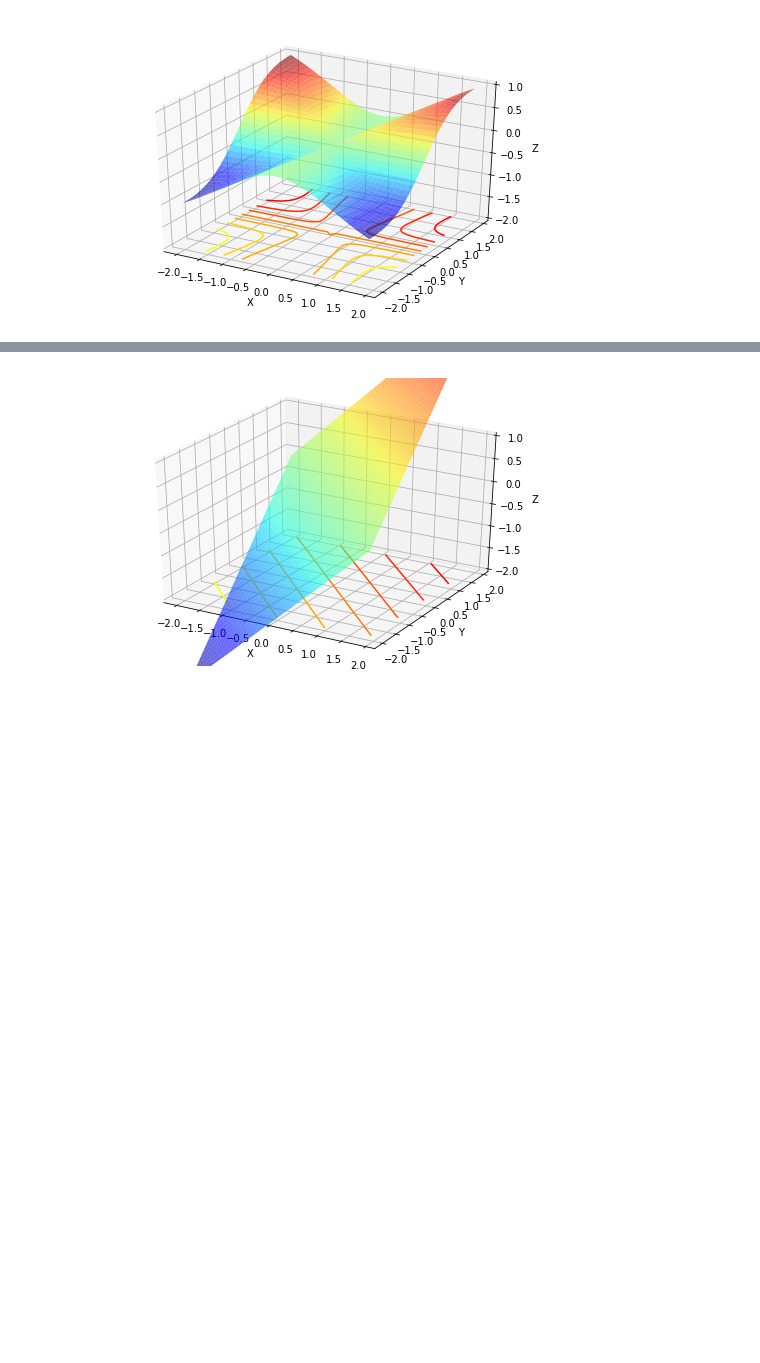
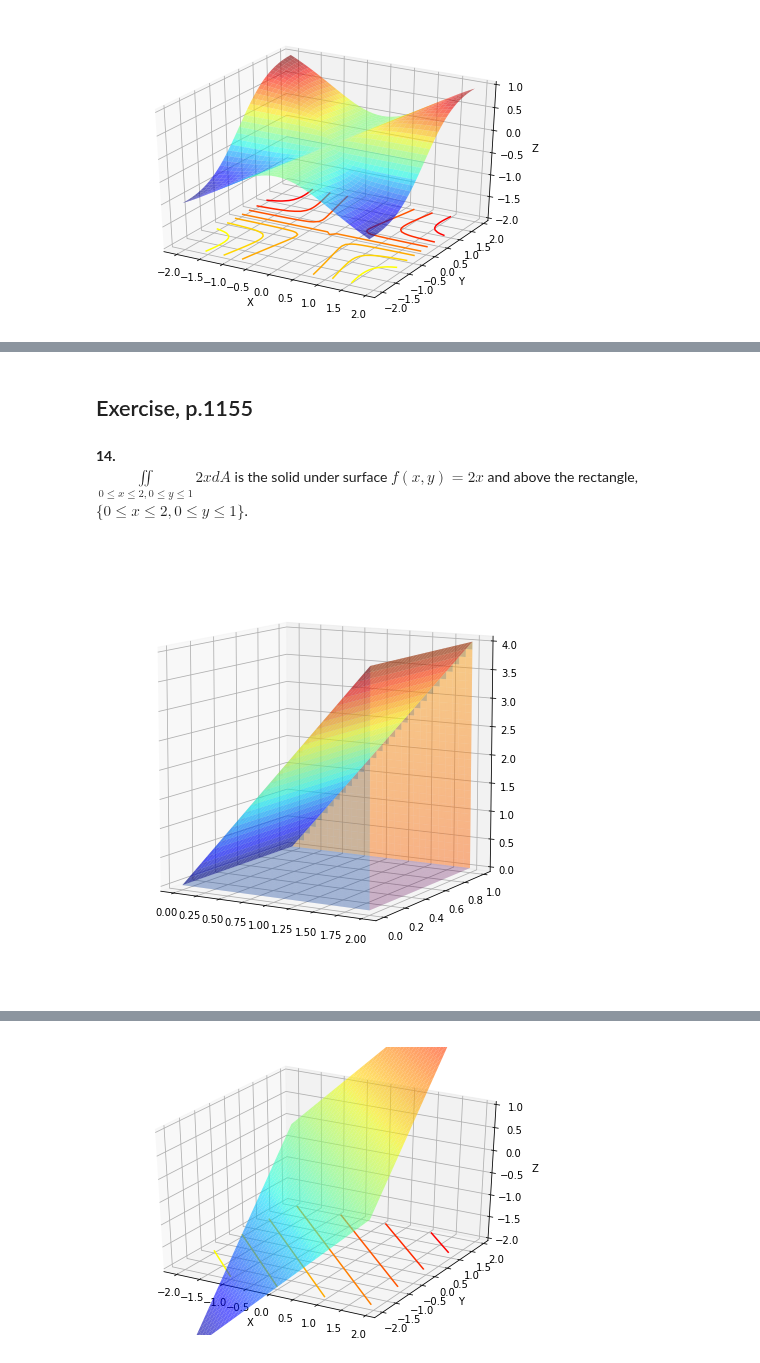
Before and after one commit to cchuang2009/2016-1, a Jupyter notebook: calculus/6 Multi-variable Calculus (Integration).ipynb, the cells around one changed output, grey strips where cells are left out. Drawn from its saved outputs; the diff is of its cells as text; code cells hidden in the pictures; blank space fills up the shorter version.

```diff
--- a/calculus/6 Multi-variable Calculus Integration-1.ipynb
+++ b/calculus/6 Multi-variable Calculus (Integration).ipynb
@@ -108,0 +171,33 @@ $$ \iint_Df (x, y) d A = \int_c^d d y
+# %% [markdown]
+Exercise, p.1155
+---
+# %% [markdown]
+**14.**<br>
+$\underset{0\le x\le2,0\le y\le1}{\iint} 2x d A$ is the solid under surface $f(x,y)=2x$ and above the rectangle,
+$\{0\le x\le2,0\le y\le1\}$.
+# %%
+fig = plt.figure(figsize=(6,6))
+ax = Axes3D(fig)
+
+X = np.linspace(0, 2, 30)
+X1 = np.linspace(0, 2, 30)
+Y = np.linspace(0, 1, 30)
+Zs =  2*X1
+X,Y=np.meshgrid(X,Y)
+func= 2*X
+base=0*X
+
+Xs,Zs=np.meshgrid(X1,Zs)
+
+for i in range(len(Xs)):
+    Xs[i][:i]=0
+    Zs[i][:i]=0
+ax.plot_surface(Xs,0*Xs,Zs, rstride=1, cstride=1,alpha=0.2)
+ax.plot_surface(Xs,0*Xs+1,Zs, rstride=1, cstride=1, alpha=0.4)
+
+ax.plot_surface(X,Y, func, rstride=1, cstride=1, cmap=cm.jet,alpha=0.6)
+ax.plot_surface(X,Y, base, rstride=1, cstride=1, cmap=cm.jet,alpha=0.2)
+ax.plot_surface(0*X+2,Y, func, rstride=1, cstride=1, cmap=cm.autumn,alpha=0.1);
+ax.view_init(elev=10, azim=-60)
+# %% [output]
+[figure, added]
```
Also changed, not shown: parts of 42 cells of this notebook.
